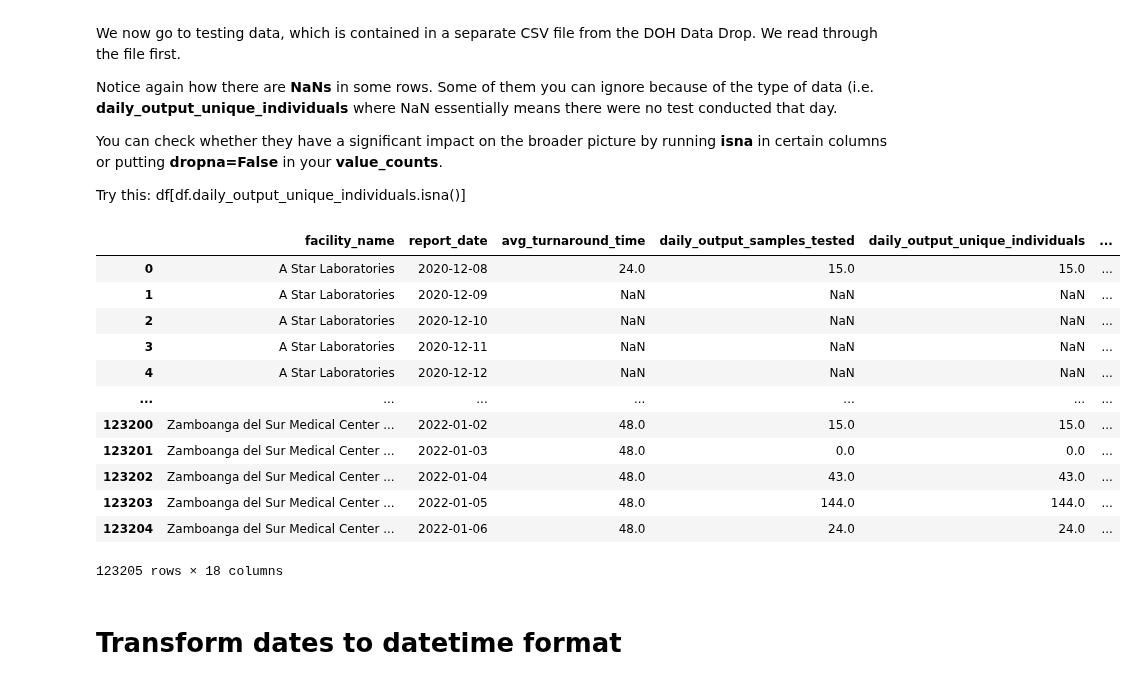
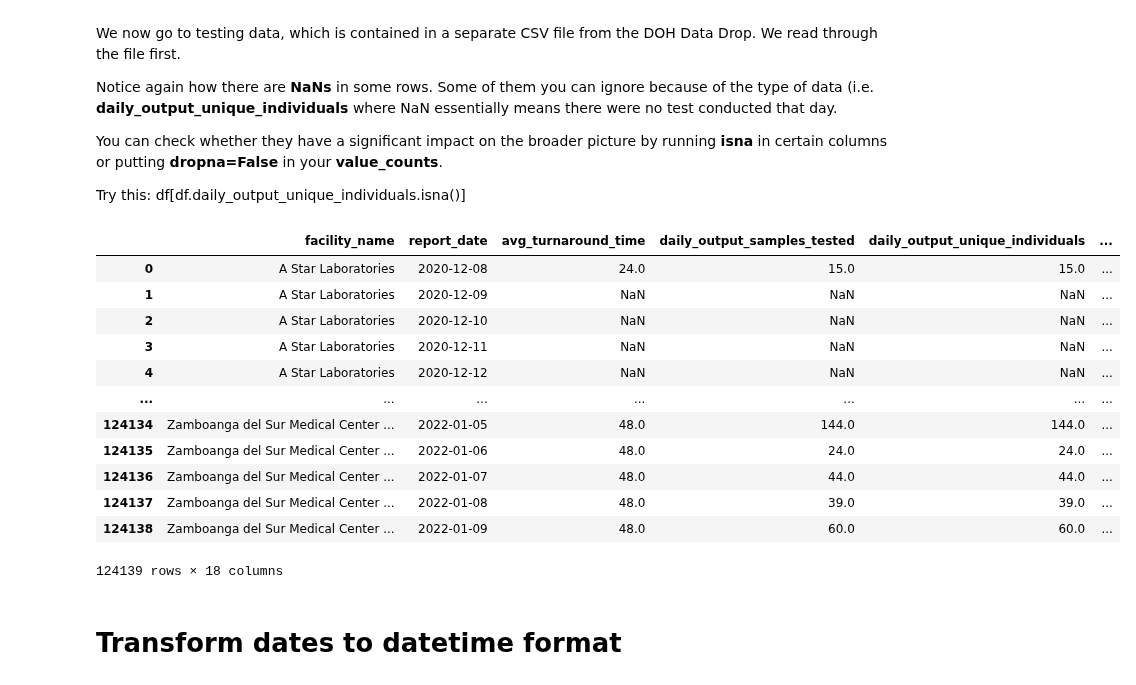
Before and after one commit to pmagtulis/covid-ph, a Jupyter notebook: covid-philippines.ipynb, the cells around one changed output. Cells and saved outputs as stored; diff of their text form; code cells hidden in the pictures.

```diff
--- a/covid-philippines.ipynb
+++ b/covid-philippines.ipynb
@@ -457,22 +494,22 @@ You can check whether they have a significant impact on the broader picture by r
 Try this:
 df[df.daily_output_unique_individuals.isna()]
 # %%
-df_test = pd.read_csv("DOH COVID Data Drop_ 20220107 - 07 Testing Aggregates.csv")
+df_test = pd.read_csv("DOH COVID Data Drop_ 20220110 - 07 Testing Aggregates.csv")
 df_test
 # %% [output]
 |  | facility_name | report_date | avg_turnaround_time | daily_output_samples_tested | daily_output_unique_individuals | ... |
 | 0 | A Star Laboratories | 2020-12-08 | 24.0 | 15.0 | 15.0 | ... |
 | 1 | A Star Laboratories | 2020-12-09 | NaN | NaN | NaN | ... |
 | 2 | A Star Laboratories | 2020-12-10 | NaN | NaN | NaN | ... |
 | 3 | A Star Laboratories | 2020-12-11 | NaN | NaN | NaN | ... |
 | 4 | A Star Laboratories | 2020-12-12 | NaN | NaN | NaN | ... |
 | ... | ... | ... | ... | ... | ... | ... |
-| 123200 | Zamboanga del Sur Medical Center ... | 2022-01-02 | 48.0 | 15.0 | 15.0 | ... |
-| 123201 | Zamboanga del Sur Medical Center ... | 2022-01-03 | 48.0 | 0.0 | 0.0 | ... |
-| 123202 | Zamboanga del Sur Medical Center ... | 2022-01-04 | 48.0 | 43.0 | 43.0 | ... |
-| 123203 | Zamboanga del Sur Medical Center ... | 2022-01-05 | 48.0 | 144.0 | 144.0 | ... |
-| 123204 | Zamboanga del Sur Medical Center ... | 2022-01-06 | 48.0 | 24.0 | 24.0 | ... |
+| 124134 | Zamboanga del Sur Medical Center ... | 2022-01-05 | 48.0 | 144.0 | 144.0 | ... |
+| 124135 | Zamboanga del Sur Medical Center ... | 2022-01-06 | 48.0 | 24.0 | 24.0 | ... |
+| 124136 | Zamboanga del Sur Medical Center ... | 2022-01-07 | 48.0 | 44.0 | 44.0 | ... |
+| 124137 | Zamboanga del Sur Medical Center ... | 2022-01-08 | 48.0 | 39.0 | 39.0 | ... |
+| 124138 | Zamboanga del Sur Medical Center ... | 2022-01-09 | 48.0 | 60.0 | 60.0 | ... |
-123205 rows × 18 columns
+124139 rows × 18 columns
 # %% [markdown]
 # Transform dates to datetime format
 # %%
```
Also changed, not shown: parts of 47 cells of this notebook.
